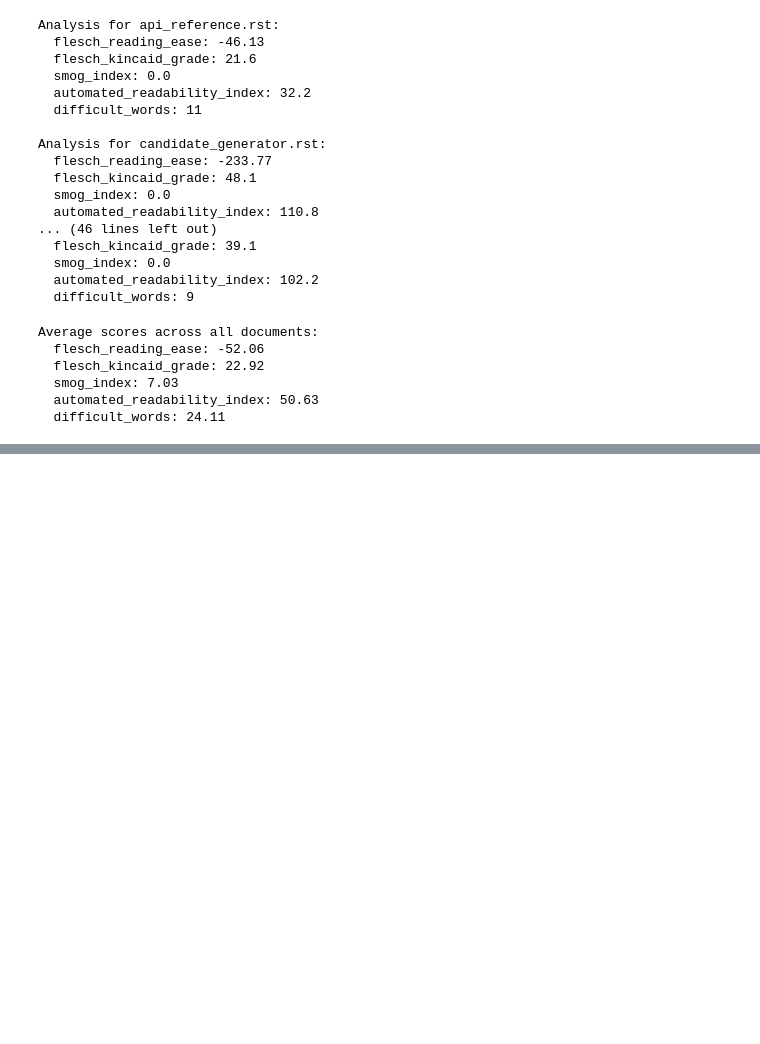
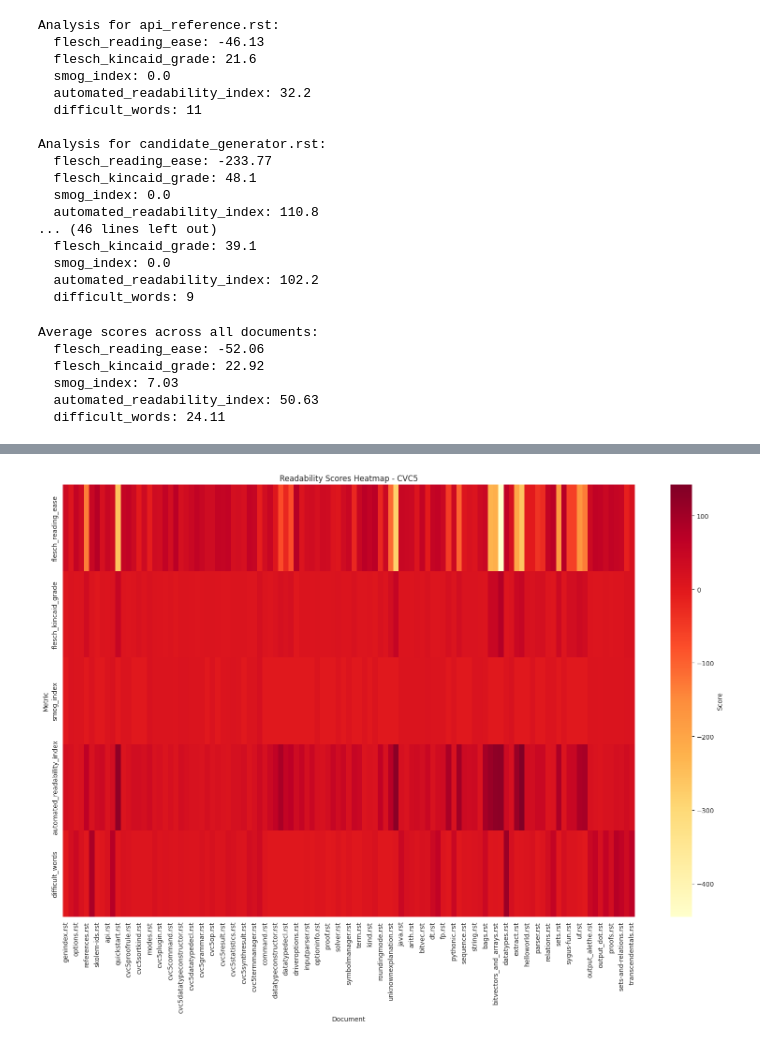
Before and after one commit to gschandan/PySynthLab, a Jupyter notebook: src/evaluation/analyse_documentation.ipynb, the cells around one changed output, grey strips where cells are left out. Drawn from its saved outputs; the diff is of its cells as text; code cells hidden in the pictures; blank space fills up the shorter version.

```diff
--- a/src/evaluation/analyse_documentation.ipynb
+++ b/src/evaluation/analyse_documentation.ipynb
@@ -125,0 +131,4 @@ plt.show()
+# %%
+docs_source_dir = '../../other_solvers/cvc5/docs'
+results = analyze_sphinx_docs(docs_source_dir)
+print_results(results)
@@ -125,0 +167,3 @@ plt.show()
+# %%
+df = pd.DataFrame(results)
+df.head()
@@ -125,0 +178,5 @@ plt.show()
+# %%
+df.reset_index(inplace=True)
+df.rename(columns={'index': 'Document'}, inplace=True)
+df_melted = df.melt(id_vars=['Document'], var_name='Metric', value_name='Score')
+df.head()
@@ -125,0 +211,10 @@ plt.show()
+# %%
+plt.figure(figsize=(16, 12))
+s = sns.heatmap(df.set_index('Document'), cmap='YlOrRd', annot=False, fmt='.2f', cbar_kws={'label': 'Score'})
+s.set(xlabel='Document', ylabel='Metric')
+plt.title('Readability Scores Heatmap - CVC5')
+plt.tight_layout()
+plt.savefig('readability_heatmap_cvc5.png')
+plt.show()
+# %% [output]
+[figure, added]
```
Also changed, not shown: parts of 10 cells of this notebook, 4 other files.
